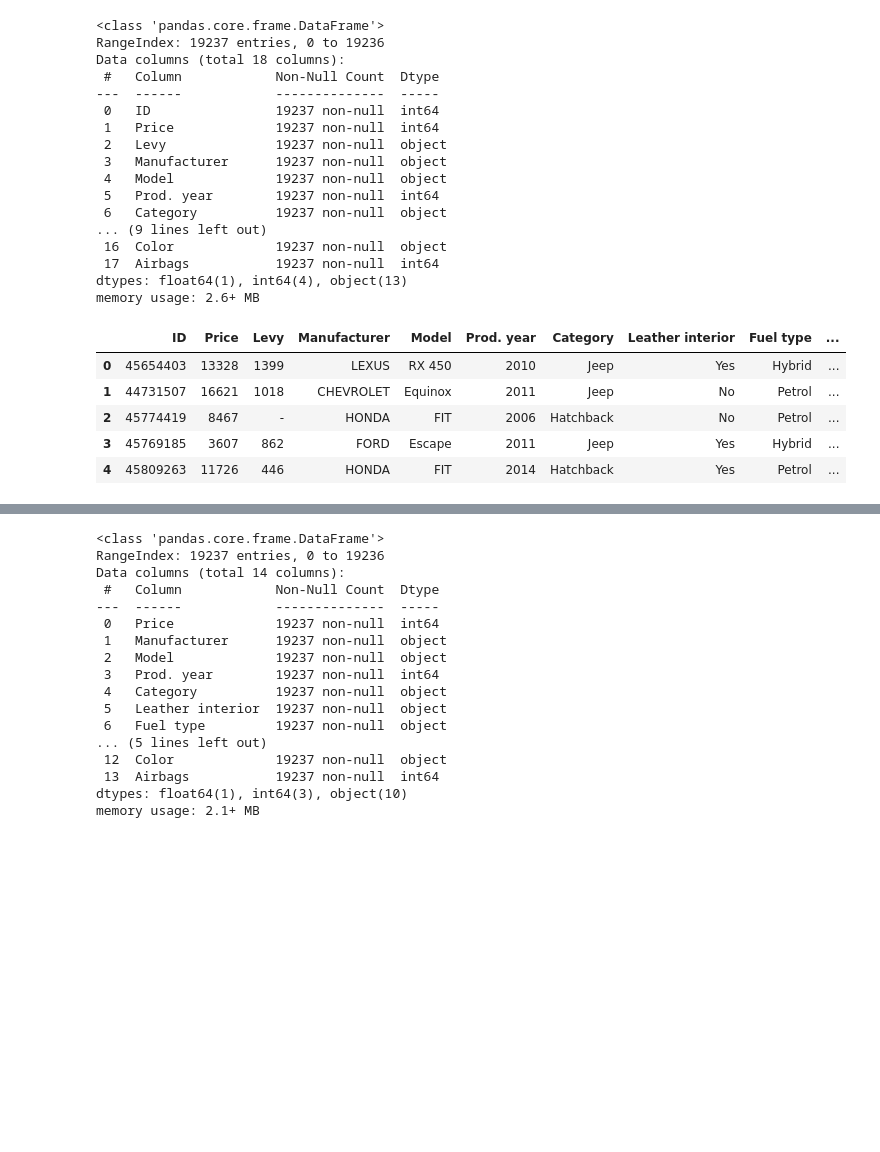
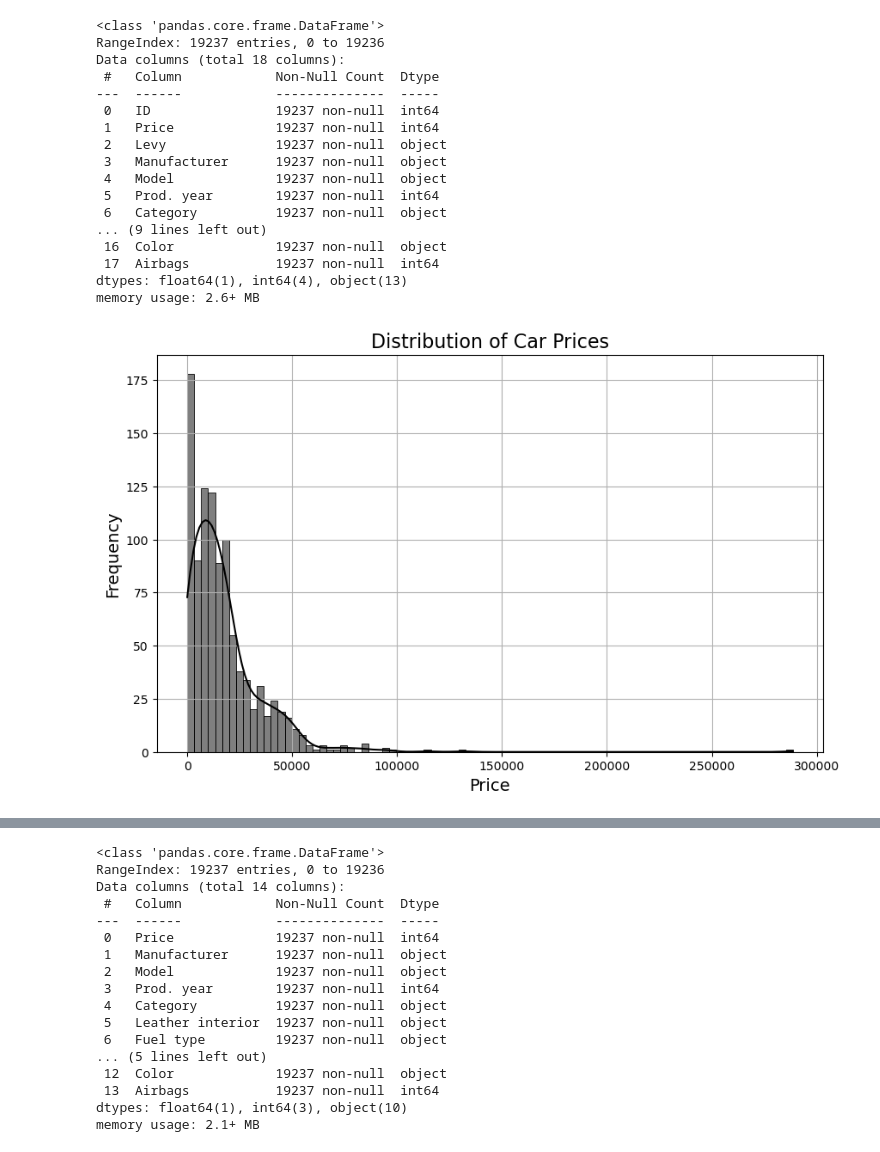
Before and after one commit to AliHShahid/CarPricePrediction, a Jupyter notebook: car-price-prediction.ipynb, the cells around one changed output, grey strips where cells are left out. Cells and saved outputs as stored; diff of their text form; code cells hidden in the pictures; blank space fills up the shorter version.

```diff
--- a/car-price-prediction.ipynb
+++ b/car-price-prediction.ipynb
@@ -5,5 +6,7 @@ import matplotlib.pyplot as plt
 # %%
-df = pd.read_csv("/kaggle/input/car-price-prediction-challenge/car_price_prediction.csv")
+# df = pd.read_csv("/kaggle/input/car-price-prediction-challenge/car_price_prediction.csv")
+
+df = pd.read_csv(r"car_price_prediction.csv")
 # %%
 df.head()
 # %% [output]
@@ -54,9 +43,17 @@ import seaborn as sns
-# %%
-df.head()
-# %% [output]
-|  | ID | Price | Levy | Manufacturer | Model | Prod. year | Category | Leather interior | Fuel type | ... |
-| 0 | 45654403 | 13328 | 1399 | LEXUS | RX 450 | 2010 | Jeep | Yes | Hybrid | ... |
-| 1 | 44731507 | 16621 | 1018 | CHEVROLET | Equinox | 2011 | Jeep | No | Petrol | ... |
-| 2 | 45774419 | 8467 | - | HONDA | FIT | 2006 | Hatchback | No | Petrol | ... |
-| 3 | 45769185 | 3607 | 862 | FORD | Escape | 2011 | Jeep | Yes | Hybrid | ... |
-| 4 | 45809263 | 11726 | 446 | HONDA | FIT | 2014 | Hatchback | Yes | Petrol | ... |
+# %%
+# Select a random sample of 1000 rows
+df_sampled = df.sample(n=1000, random_state=42)
+
+# Color palette
+sns.set_palette(["#f7e227", "#000000", "#ff4d4d"])
+
+# Visualization 1: Distribution of Car Prices
+plt.figure(figsize=(10, 6))
+sns.histplot(df_sampled['Price'], kde=True, color='black')
+plt.title('Distribution of Car Prices', fontsize=16)
+plt.xlabel('Price', fontsize=14)
+plt.ylabel('Frequency', fontsize=14)
+plt.grid(True)
+plt.show()
+# %% [output]
+[figure, added]
```
Also changed, not shown: parts of 10 cells of this notebook.
